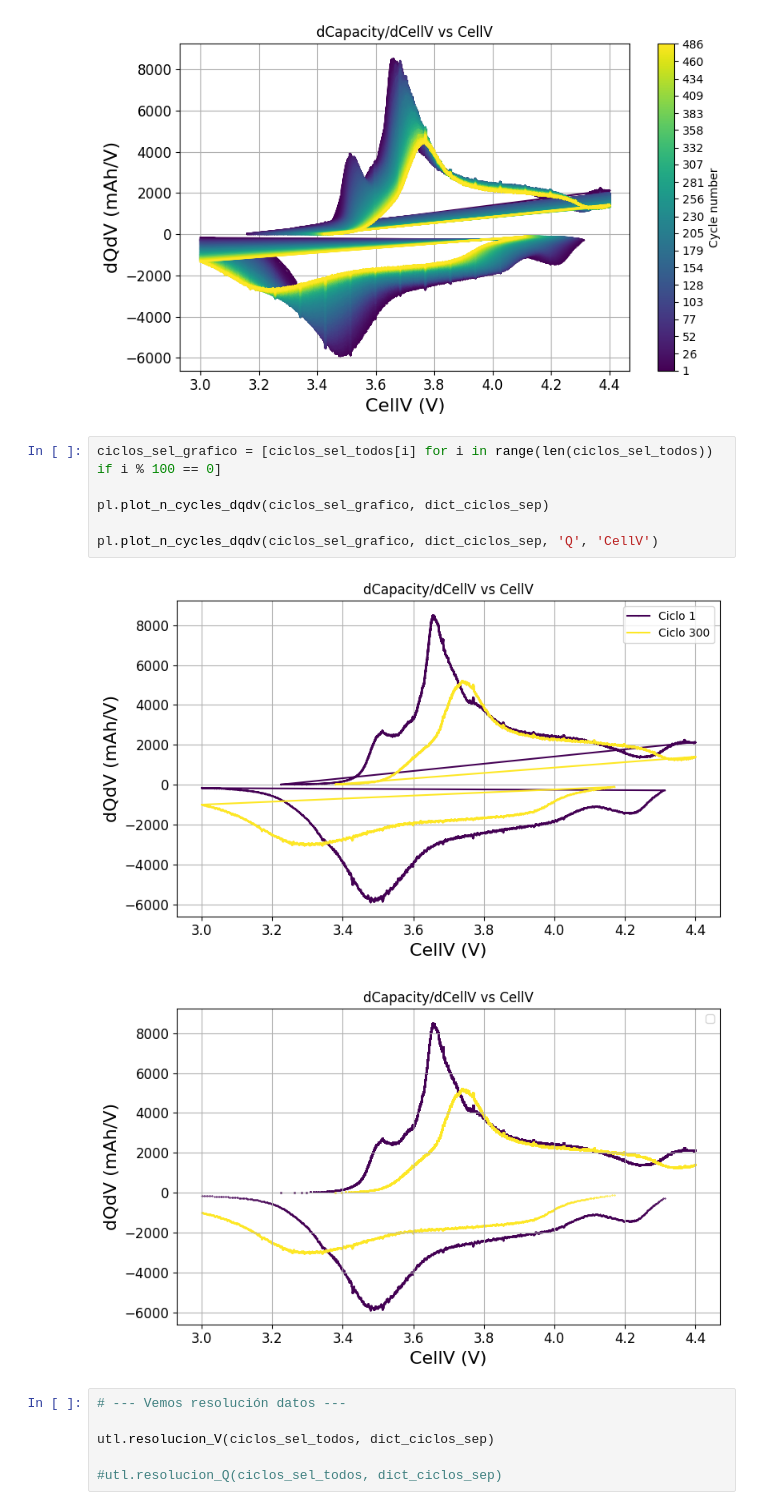
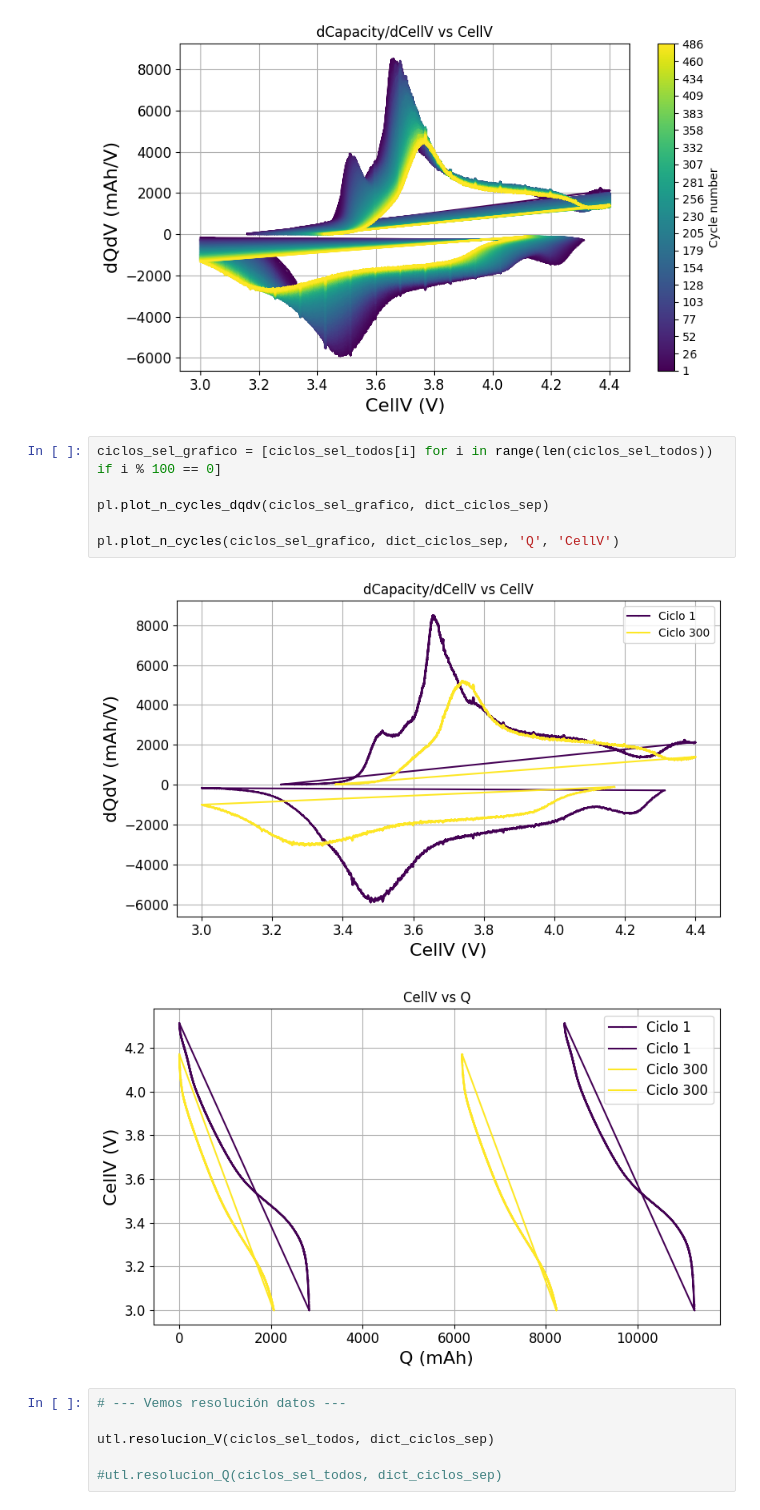
Before and after one commit to majodomenech/proc-icdv, a Jupyter notebook: notebooks/estudio12-dqdv-y-ajustes-45Cparte1-cada3.ipynb, the cells around one changed output. Saved outputs shown, nothing was run; the diff lists cells and outputs as text.

```diff
--- a/notebooks/estudio12-dqdv-y-ajustes-45Cparte1-cada3.ipynb
+++ b/notebooks/estudio12-dqdv-y-ajustes-45Cparte1-cada3.ipynb
@@ -54,12 +54,12 @@ pl.plot_n_cycles_dqdv(ciclos_sel_todos, dict_ciclos_sep)
 # %%
 ciclos_sel_grafico = [ciclos_sel_todos[i] for i in range(len(ciclos_sel_todos)) if i % 100 == 0]
 
 pl.plot_n_cycles_dqdv(ciclos_sel_grafico, dict_ciclos_sep)
 
-pl.plot_n_cycles_dqdv(ciclos_sel_grafico, dict_ciclos_sep, 'Q', 'CellV')
+pl.plot_n_cycles(ciclos_sel_grafico, dict_ciclos_sep, 'Q', 'CellV')
 # %% [output]
 [figure]
-[figure, old version]
+[figure, new version]
 # %%
 # --- Vemos resolución datos ---
 
```
Also changed, not shown: 2 other files.
